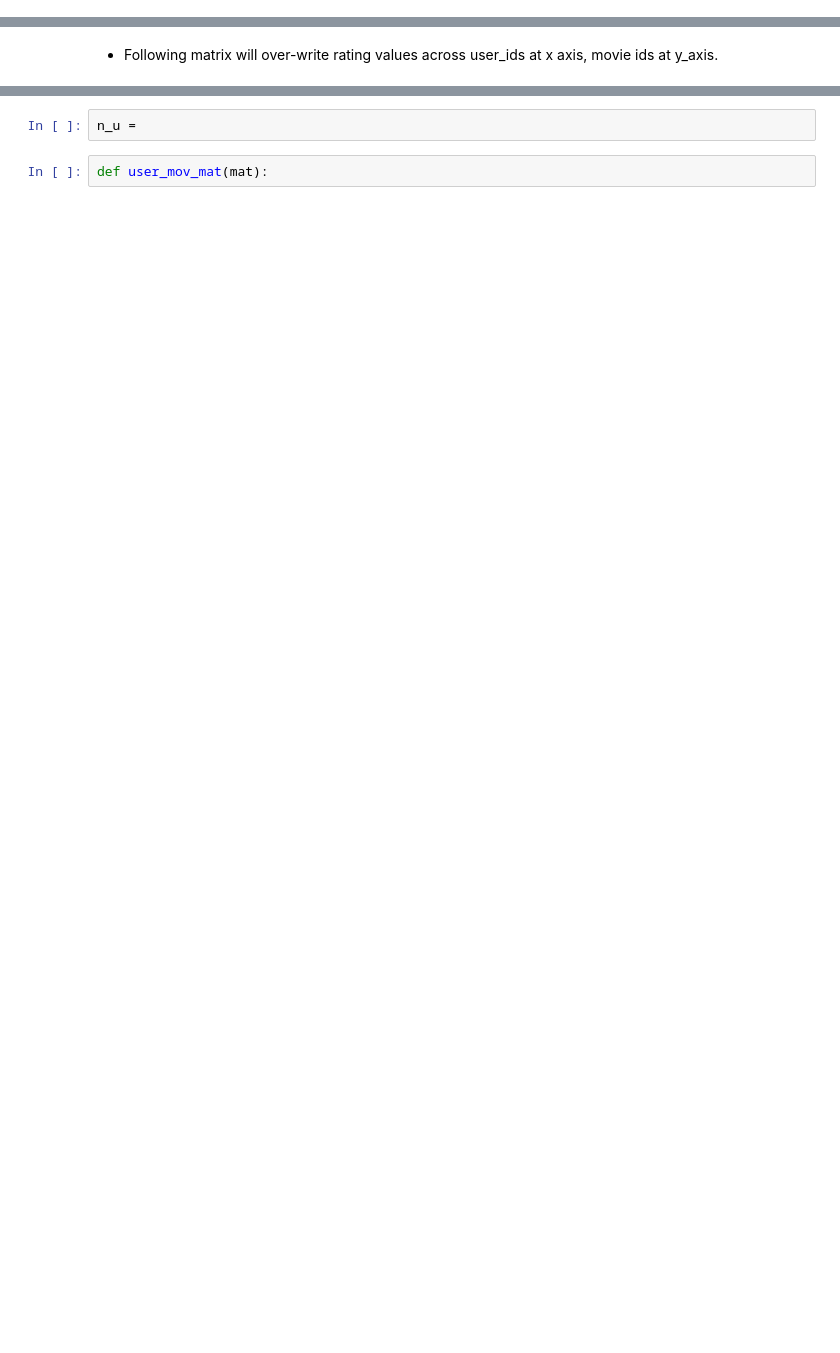
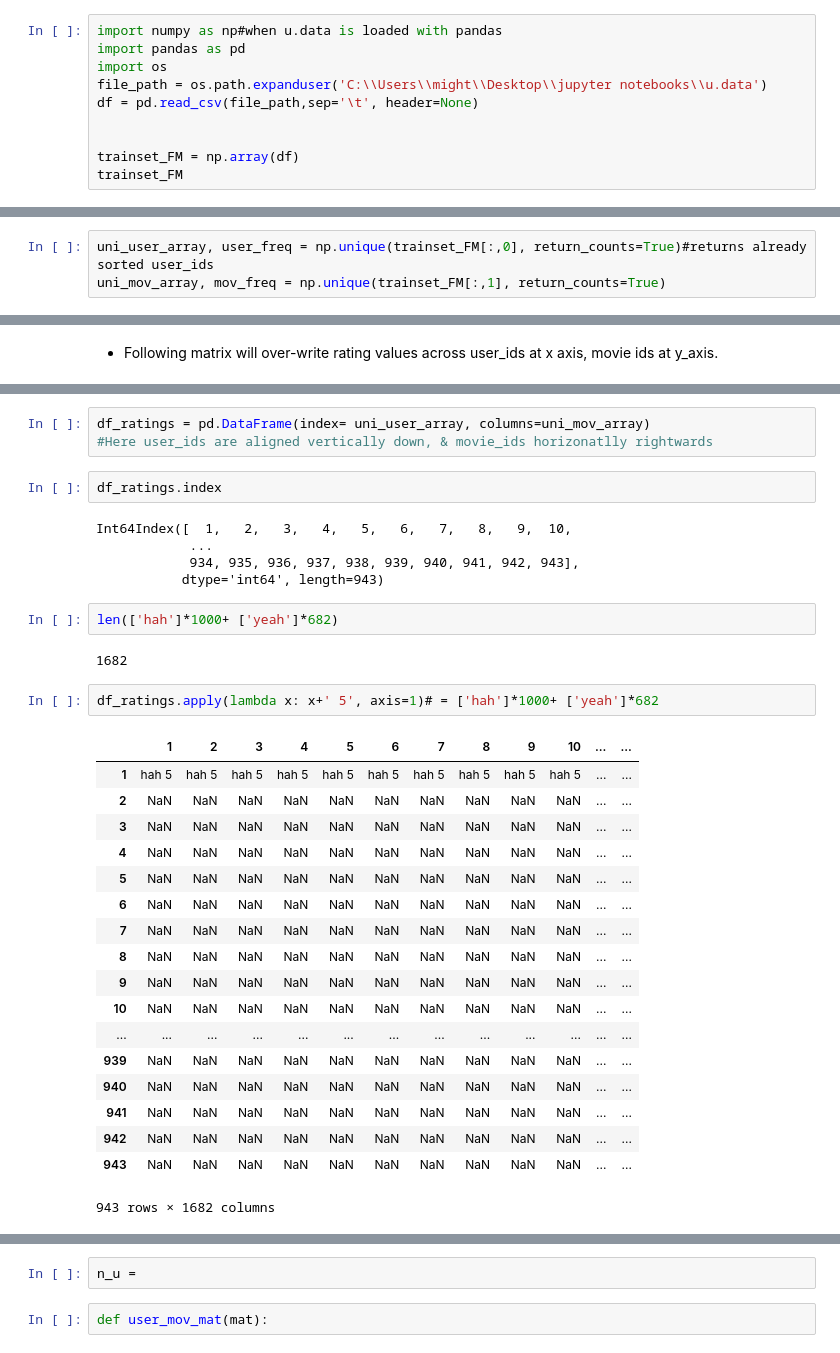
Before and after one commit to mlsquare/cook-imly, a Jupyter notebook: Notebooks/NFM data & manipulation.ipynb, the cells around one changed output, grey strips where cells are left out. Drawn from its saved outputs; the diff is of its cells as text; blank space fills up the shorter version.

Commit message:
FMs & NFM code notebook

```diff
--- a/Notebooks/NFM data & manipulation.ipynb
+++ b/Notebooks/NFM data & manipulation.ipynb
@@ -538,0 +534,10 @@ trainset_FMx[int(uni_user_array[0]), int(uni_mov_array[0])]
+# %%
+import numpy as np#when u.data is loaded with pandas
+import pandas as pd
+import os
+file_path = os.path.expanduser('C:\\Users\\might\\Desktop\\jupyter notebooks\\u.data')
+df = pd.read_csv(file_path,sep='\t', header=None)
+
+
+trainset_FM = np.array(df)
+trainset_FM
@@ -539,3 +555,6 @@ trainset_FMx[int(uni_user_array[0]), int(uni_mov_array[0])]
+# %%
+uni_user_array, user_freq = np.unique(trainset_FM[:,0], return_counts=True)#returns already sorted user_ids
+uni_mov_array, mov_freq = np.unique(trainset_FM[:,1], return_counts=True)
 # %%
 print('num of unique users: ', uni_user_array.shape,'\nnum of unique movies: ', uni_mov_array.shape)
 # %% [output]
@@ -574,0 +645,35 @@ b.shape
+# %%
+df_ratings = pd.DataFrame(index= uni_user_array, columns=uni_mov_array)
+#Here user_ids are aligned vertically down, & movie_ids horizonatlly rightwards
+# %%
+df_ratings.index
+# %% [output]
+Int64Index([  1,   2,   3,   4,   5,   6,   7,   8,   9,  10,
+            ...
+            934, 935, 936, 937, 938, 939, 940, 941, 942, 943],
+           dtype='int64', length=943)
+# %%
+len(['hah']*1000+ ['yeah']*682)
+# %% [output]
+1682
+# %%
+df_ratings.apply(lambda x: x+' 5', axis=1)# = ['hah']*1000+ ['yeah']*682
+# %% [output]
+|  | 1 | 2 | 3 | 4 | 5 | 6 | 7 | 8 | 9 | 10 | ... | ... |
+| 1 | hah 5 | hah 5 | hah 5 | hah 5 | hah 5 | hah 5 | hah 5 | hah 5 | hah 5 | hah 5 | ... | ... |
+| 2 | NaN | NaN | NaN | NaN | NaN | NaN | NaN | NaN | NaN | NaN | ... | ... |
+| 3 | NaN | NaN | NaN | NaN | NaN | NaN | NaN | NaN | NaN | NaN | ... | ... |
+| 4 | NaN | NaN | NaN | NaN | NaN | NaN | NaN | NaN | NaN | NaN | ... | ... |
+| 5 | NaN | NaN | NaN | NaN | NaN | NaN | NaN | NaN | NaN | NaN | ... | ... |
+| 6 | NaN | NaN | NaN | NaN | NaN | NaN | NaN | NaN | NaN | NaN | ... | ... |
+| 7 | NaN | NaN | NaN | NaN | NaN | NaN | NaN | NaN | NaN | NaN | ... | ... |
+| 8 | NaN | NaN | NaN | NaN | NaN | NaN | NaN | NaN | NaN | NaN | ... | ... |
+| 9 | NaN | NaN | NaN | NaN | NaN | NaN | NaN | NaN | NaN | NaN | ... | ... |
+| 10 | NaN | NaN | NaN | NaN | NaN | NaN | NaN | NaN | NaN | NaN | ... | ... |
+| ... | ... | ... | ... | ... | ... | ... | ... | ... | ... | ... | ... | ... |
+| 939 | NaN | NaN | NaN | NaN | NaN | NaN | NaN | NaN | NaN | NaN | ... | ... |
+| 940 | NaN | NaN | NaN | NaN | NaN | NaN | NaN | NaN | NaN | NaN | ... | ... |
+| 941 | NaN | NaN | NaN | NaN | NaN | NaN | NaN | NaN | NaN | NaN | ... | ... |
+| 942 | NaN | NaN | NaN | NaN | NaN | NaN | NaN | NaN | NaN | NaN | ... | ... |
+| 943 | NaN | NaN | NaN | NaN | NaN | NaN | NaN | NaN | NaN | NaN | ... | ... |
+943 rows × 1682 columns
```
Also changed, not shown: parts of 45 cells of this notebook.
